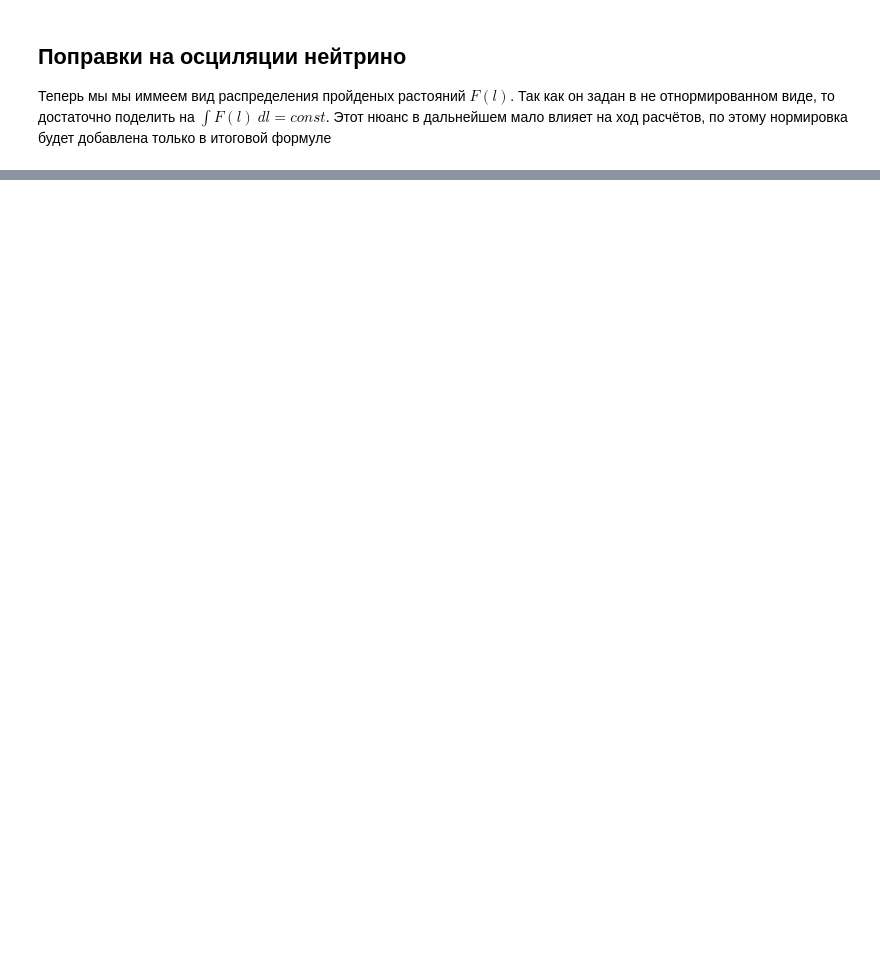
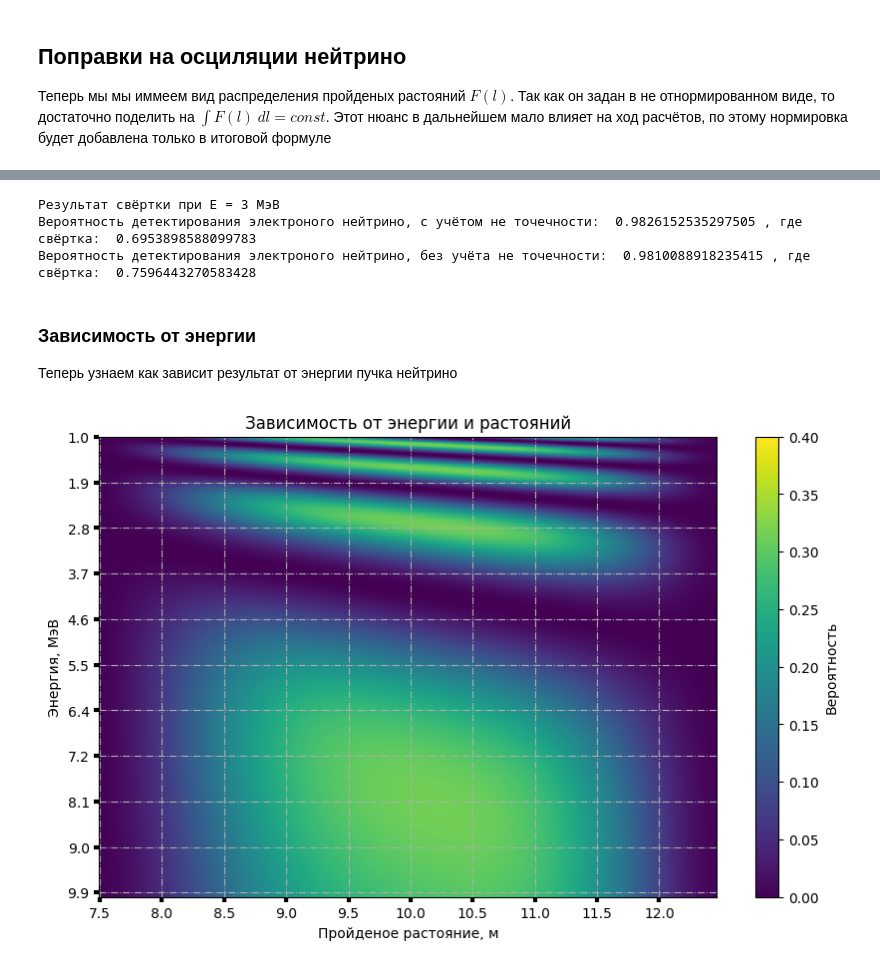
Before and after one commit to AleksandrYushin/Danss-netrino, a Jupyter notebook: Danss.ipynb, the cells around one changed output, grey strips where cells are left out. Saved outputs shown, nothing was run; the diff lists cells and outputs as text; code cells hidden in the pictures; blank space fills up the shorter version.

```diff
--- a/Danss.ipynb
+++ b/Danss.ipynb
@@ -427,30 +479,46 @@ print(result[0], np.sin(k*10/E)**2)
+# %%
+print("Результат свёртки при E =",E, "МэВ")
+print("Вероятность детектирования электроного нейтрино, с учётом не точечности: ", P_lengthy(E), ", где свёртка: ", distribution_E(E))
+print("Вероятность детектирования электроного нейтрино, без учёта не точечности: ", P_point(E), ", где свёртка: ", oscil_vectorized(10, E))
+# %% [output]
+Результат свёртки при E = 3 МэВ
+Вероятность детектирования электроного нейтрино, с учётом не точечности:  0.9826152535297505 , где свёртка:  0.6953898588099783
+Вероятность детектирования электроного нейтрино, без учёта не точечности:  0.9810088918235415 , где свёртка:  0.7596443270583428
+# %% [markdown]
+### Зависимость от энергии
+Теперь узнаем как зависит результат от энергии пучка нейтрино
 # %%
 # Постороем зависимость от энергии
-E_list = np.linspace(1, 10, 1000)
+E_list = np.linspace(1, 10, 1010)
 
 X, Y = np.meshgrid(l[i_min: i_max], E_list)
 
-distribution_l_E = target_function([X, Y])
+# Применение целевой функции
+distribution_l_E = product_function([X, Y])
 
 
 fig, ax = plt.subplots(figsize=(10, 6))
-im = ax.matshow(distribution_l_E, aspect='auto')
+im = ax.matshow(distribution_l_E, aspect='auto', vmin=0, vmax=0.4)
 ax.set_title('Зависимость от энергии и растояний')
 ax.set_xlabel('Пройденое растояние, м')
 ax.set_ylabel('Энергия, МэВ')
 ax.grid(True, linestyle='-.')
 ax.tick_params(labelsize='medium', width=3)
 ax.xaxis.set_ticks_position('bottom')
 
-x_indices = np.arange(0, len(l[i_min:i_max]), 50)  # Каждые 2 элемента для оси X
-y_indices = np.arange(0, len(E_list), 100)  # Каждые 2 элемента для оси Y
+x_indices = np.arange(0, len(l[i_min:i_max]), 50)
+y_indices = np.arange(0, len(E_list), 100)
 
+# Установка меток на осях
 ax.set_xticks(x_indices)  # Только метки с индексами x_indices
 ax.set_yticks(y_indices)  # Только метки с индексами y_indices
+# Установка текста меток
 ax.set_xticklabels([f"{l[i_min+i]:.1f}" for i in x_indices])  # Подписи оси X
-ax.set_yticklabels([f"{E_list[i]:.1f}" for i in y_indices])              # Подписи оси Y
+ax.set_yticklabels([f"{E_list[i]:.1f}" for i in y_indices])   # Подписи оси Y
 
 fig.colorbar(im, ax=ax, label='Вероятность')
 
 plt.show()
+# %% [output]
+[figure, added]
 # %%
```
Also changed, not shown: parts of 15 cells of this notebook, 4 other files.
